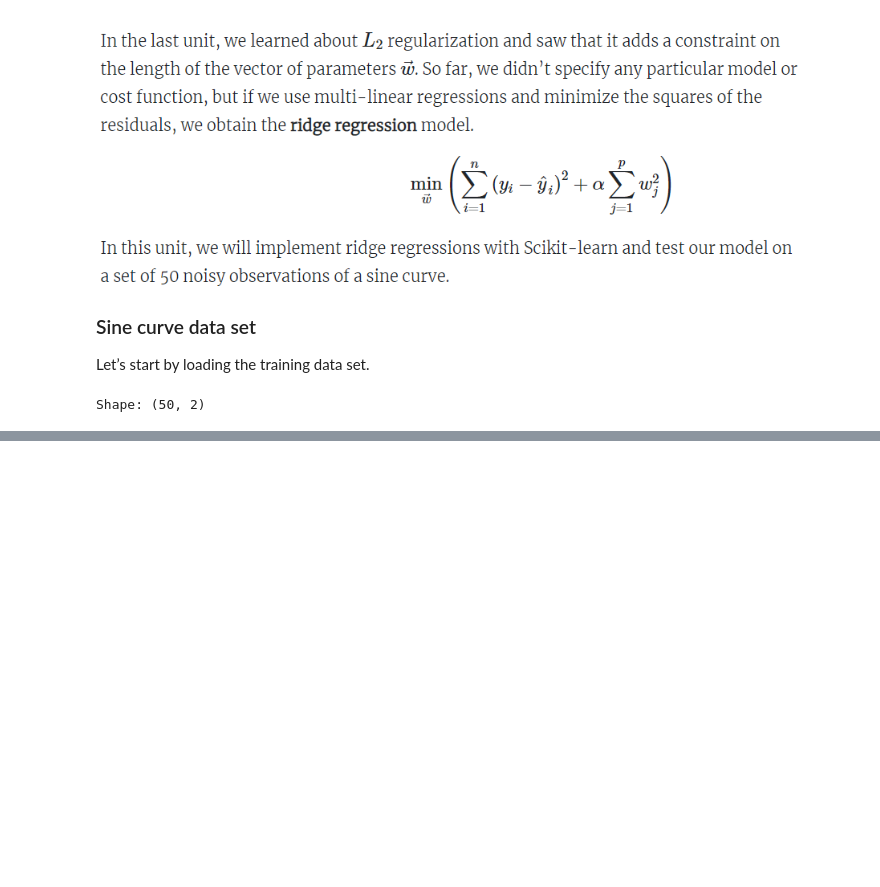
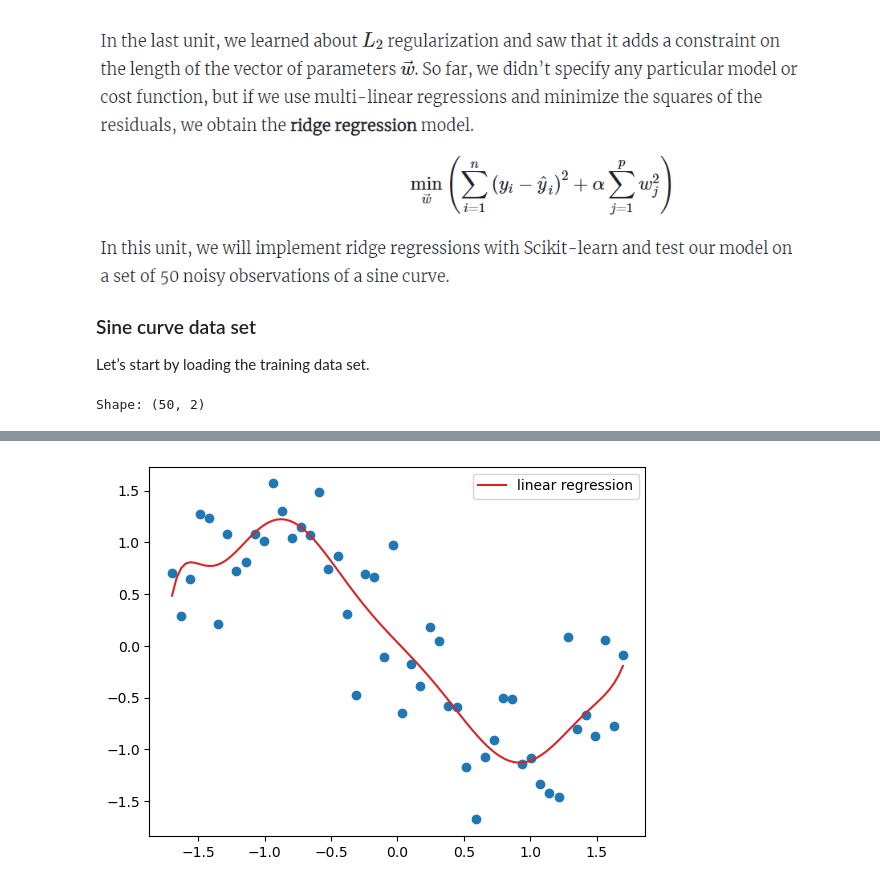
Before and after one commit to FlorieG/Machine_Learning_EPFL-extension-school, a Jupyter notebook: Course#3 Applied Machine Learning 1/Regularization.ipynb, the cells around one changed output, grey strips where cells are left out. Drawn from its saved outputs; the diff is of its cells as text; code cells hidden in the pictures; blank space fills up the shorter version.

```diff
--- a/Course#3 Applied Machine Learning 1/Regularization.ipynb
+++ b/Course#3 Applied Machine Learning 1/Regularization.ipynb
@@ -95,0 +134,9 @@ Shape: (50, 2)
+# %%
+from sklearn.preprocessing import PolynomialFeatures
+
+# Create the polynomial features
+poly_obj=PolynomialFeatures(degree=10,include_bias=False)
+X_poly=poly_obj.fit_transform(x[:,np.newaxis])
+
+print("Shape:",X_poly.shape)
+print("Features:",poly_obj.get_feature_names_out())
@@ -95,0 +150,5 @@ Shape: (50, 2)
+# %%
+from sklearn.preprocessing import StandardScaler
+
+scaler = StandardScaler()
+X_rescaled = scaler.fit_transform(X_poly)
@@ -95,0 +175,10 @@ Shape: (50, 2)
+# %%
+from sklearn.linear_model import LinearRegression
+
+#Linear regression
+lr = LinearRegression()
+lr.fit(X_rescaled,y)
+
+#Pass sample x values through the processing steps
+X_values_rescaled = scaler.transform(poly_obj.transform(x_values[:, np.newaxis]))
+y_values_lr = lr.predict(X_values_rescaled)
@@ -95,0 +190,8 @@ Shape: (50, 2)
+# %%
+# Plot the model
+plt.scatter(X_rescaled[:, 0], y)
+plt.plot(X_values_rescaled[:, 0], y_values_lr, c="C3", label="linear regression")
+plt.legend()
+plt.show()
+# %% [output]
+[figure, added]
```
Also changed, not shown: parts of 100 cells of this notebook, 16 other files.
